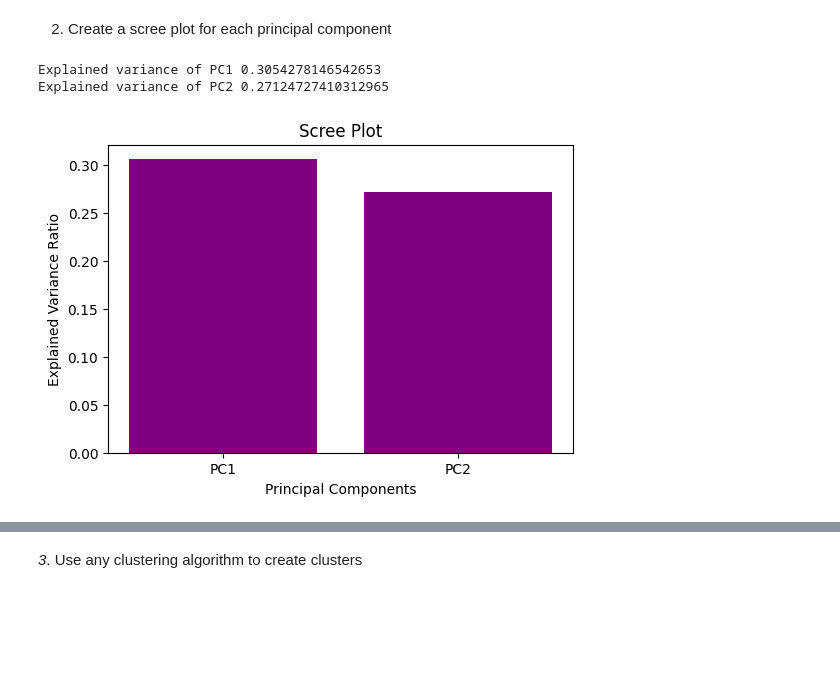
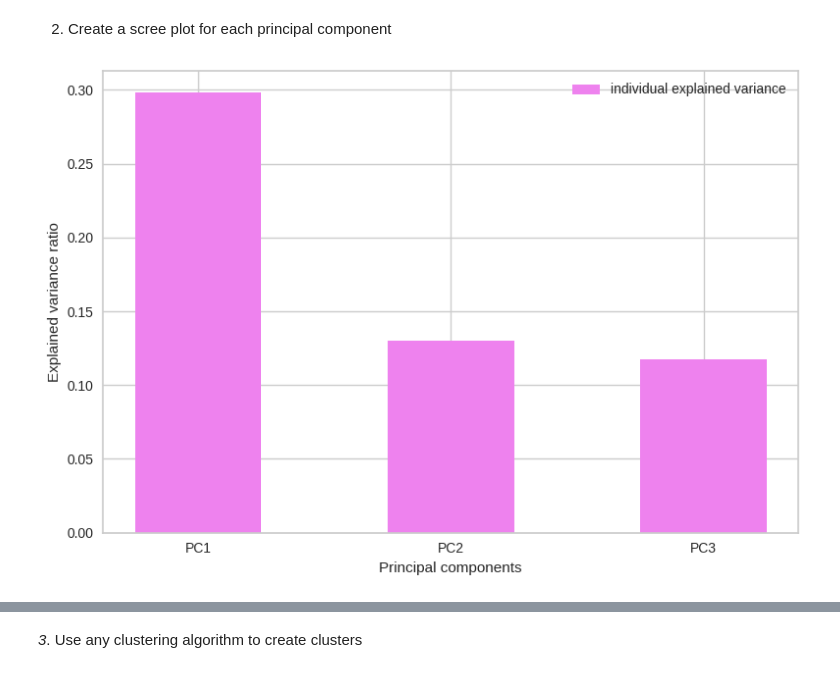
Before and after one commit to rachocr/CCADMACL_EXERCISES_COM222ML, a Jupyter notebook: Exercise6.ipynb, the cells around one changed output, grey strips where cells are left out. Drawn from its saved outputs; the diff is of its cells as text; code cells hidden in the pictures; blank space fills up the shorter version.

```diff
--- a/Exercise6.ipynb
+++ b/Exercise6.ipynb
@@ -36,0 +84,11 @@ df.shape
+# %%
+#Creating a copy of data
+ds = data.copy()
+# creating a subset of dataframe by dropping the features on deals accepted and promotions
+cols_del = ['show_id', 'date_added', 'description']
+ds = ds.drop(cols_del, axis=1)
+#Scaling
+scaler = StandardScaler()
+scaler.fit(ds)
+scaled_ds = pd.DataFrame(scaler.transform(ds),columns= ds.columns )
+print("All features are now scaled")
@@ -36,0 +109,6 @@ df.shape
+# %%
+#Initiating PCA to reduce dimentions aka features to 3
+pca = PCA(n_components=3)
+pca.fit(scaled_ds)
+PCA_ds = pd.DataFrame(pca.transform(scaled_ds), columns=(["col1","col2", "col3"]))
+PCA_ds.describe().T
@@ -71,23 +154,15 @@ df_pca = pca.fit_transform(df_scaled)
 # %% [markdown]
 2. Create a scree plot for each principal component
-# %%
-explained_variance = pca.explained_variance_ratio_
-
-PC1_explainedvariance = explained_variance[0]
-print("Explained variance of PC1", PC1_explainedvariance)
-
-PC2_explainedvariance = explained_variance[1]
-print("Explained variance of PC2", PC2_explainedvariance)
-# %% [output]
-Explained variance of PC1 0.3054278146542653
-Explained variance of PC2 0.27124727410312965
-# %%
-explained_variance = pca.explained_variance_ratio_
-plt.figure(figsize=(6, 4))
-plt.bar(['PC1', 'PC2'], explained_variance, color='purple')
-plt.ylabel('Explained Variance Ratio')
-plt.xlabel('Principal Components')
-plt.title('Scree Plot')
-plt.show()
-# %% [output]
-[figure, removed]
+# %%
+plt.figure()
+principalcomponents = ['PC1', 'PC2', 'PC3']
+
+plt.bar(principalcomponents, explained_variance, width=0.5, label='individual explained variance', color='violet')
+plt.ylabel('Explained variance ratio')
+plt.xlabel('Principal components')
+plt.legend(loc='best')
+plt.tight_layout()
+
+plt.show()
+# %% [output]
+[figure, added]
```
Also changed, not shown: parts of 36 cells of this notebook.
